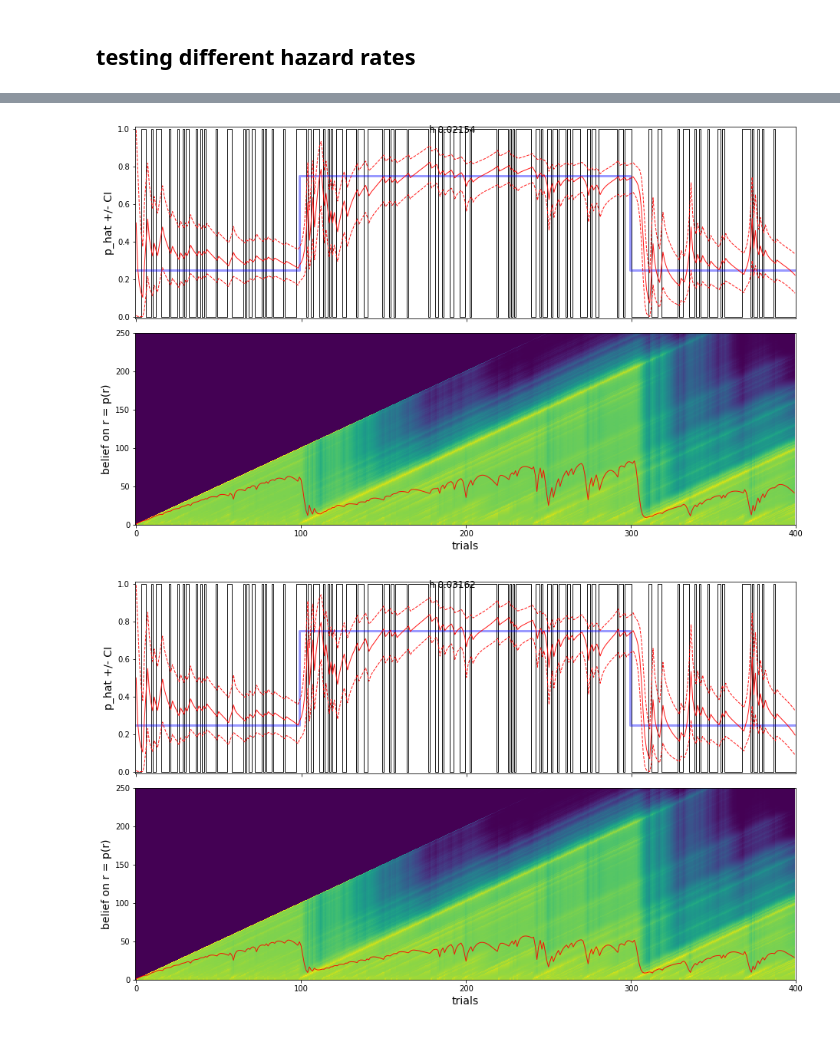
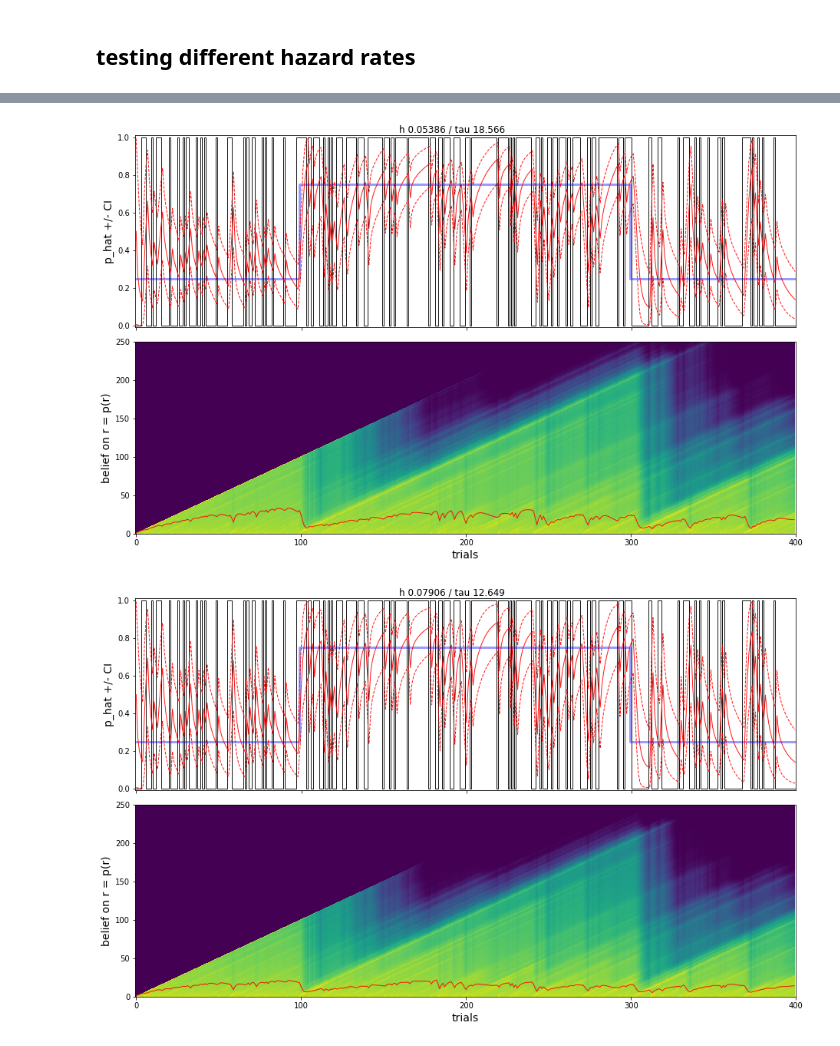
Before and after one commit to laurentperrinet/bayesianchangepoint, a Jupyter notebook: notebooks/A_basics.ipynb, the cells around one changed output, grey strips where cells are left out. Cells and saved outputs as stored; diff of their text form; code cells hidden in the pictures.

```diff
--- a/notebooks/A_basics.ipynb
+++ b/notebooks/A_basics.ipynb
@@ -119,7 +119,7 @@ fig, axs = bcp.plot_inference(o, p_gen, p_bar, r, beliefs, max_run_length=250, m
 The full Bayesian models provides with a probabilistic representation of the pdf of $p$ for all possible run-length values.
 Instead of using the expectation (as above), one could use another readout mode, such as to take the run-length with maximal probability:
 # %%
-p_bar, r, beliefs = bcp.inference(o, h=1/200, p0=.5)
+p_bar, r, beliefs = bcp.inference(o, h=1/40, p0=.5)
 # %%
 fig, axs = bcp.plot_inference(o, p_gen, p_bar, r, beliefs, max_run_length=250, mode='max')
 # %% [output]
@@ -143,10 +143,12 @@ fig, axs = bcp.plot_inference(o, p_gen, p_bar, r, beliefs, max_run_length=250, m
 # %% [markdown]
 ## testing different hazard rates
 # %%
-hs = 1./100*np.logspace(-.5, .5, 7, endpoint=True)
+mode = 'max'
+mode = 'expectation'
+hs = 1./40 * np.logspace(-.5, .5, 7, endpoint=True)
 for h_ in hs:
     p_bar, r, beliefs = bcp.inference(o, h=h_, p0=.5)
     fig, axs = bcp.plot_inference(o, p_gen, p_bar, r, beliefs, max_run_length=250, mode=mode)
-    fig.suptitle('h %.5f' % h_)
+    fig.suptitle('h %.5f' % h_ + ' / tau %.3f' % (1/h_), y=1)
     plt.show()
 # %% [output]
@@ -158,2 +160,2 @@ for h_ in hs:
-[figure, old version]
+[figure, new version]
-[figure, old version]
+[figure, new version]
```
Also changed, not shown: parts of 6 cells of this notebook, 3 other files.
